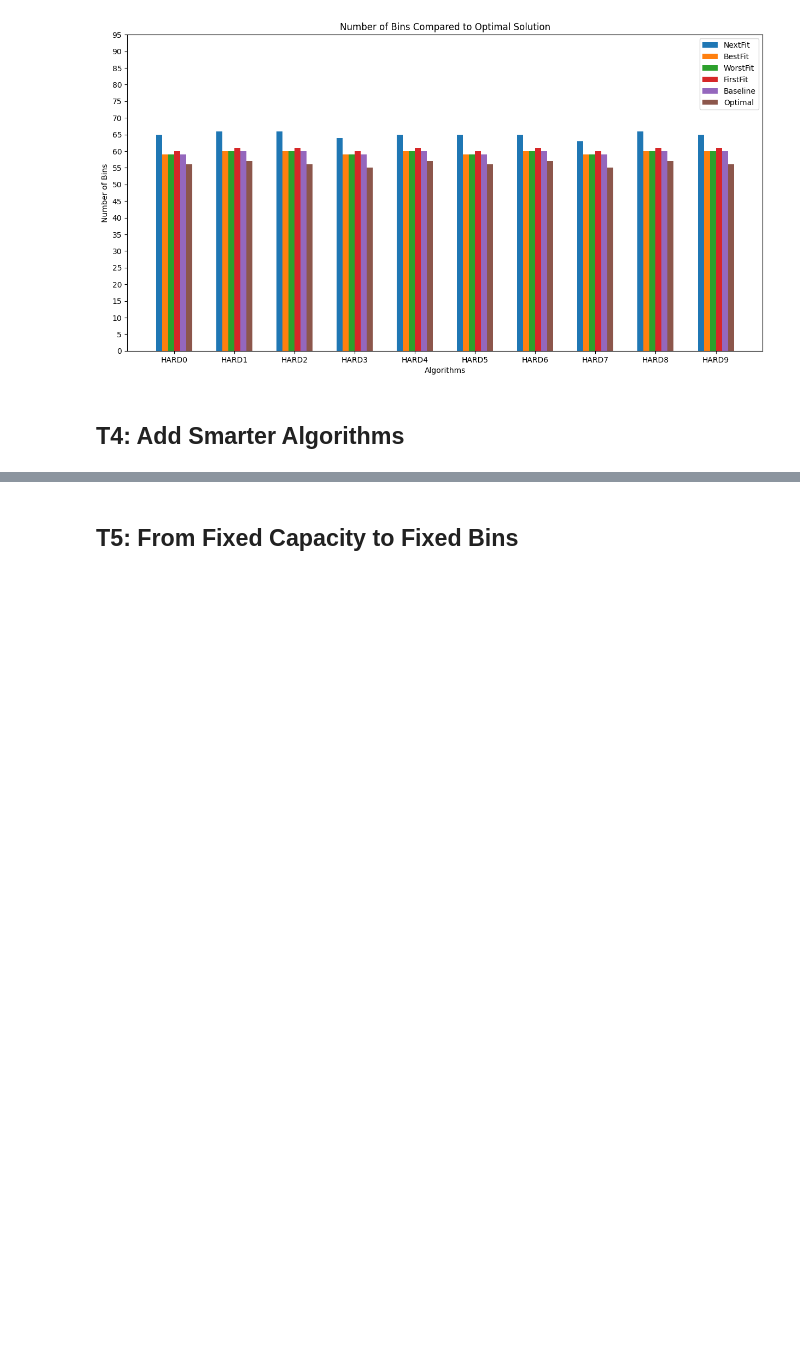
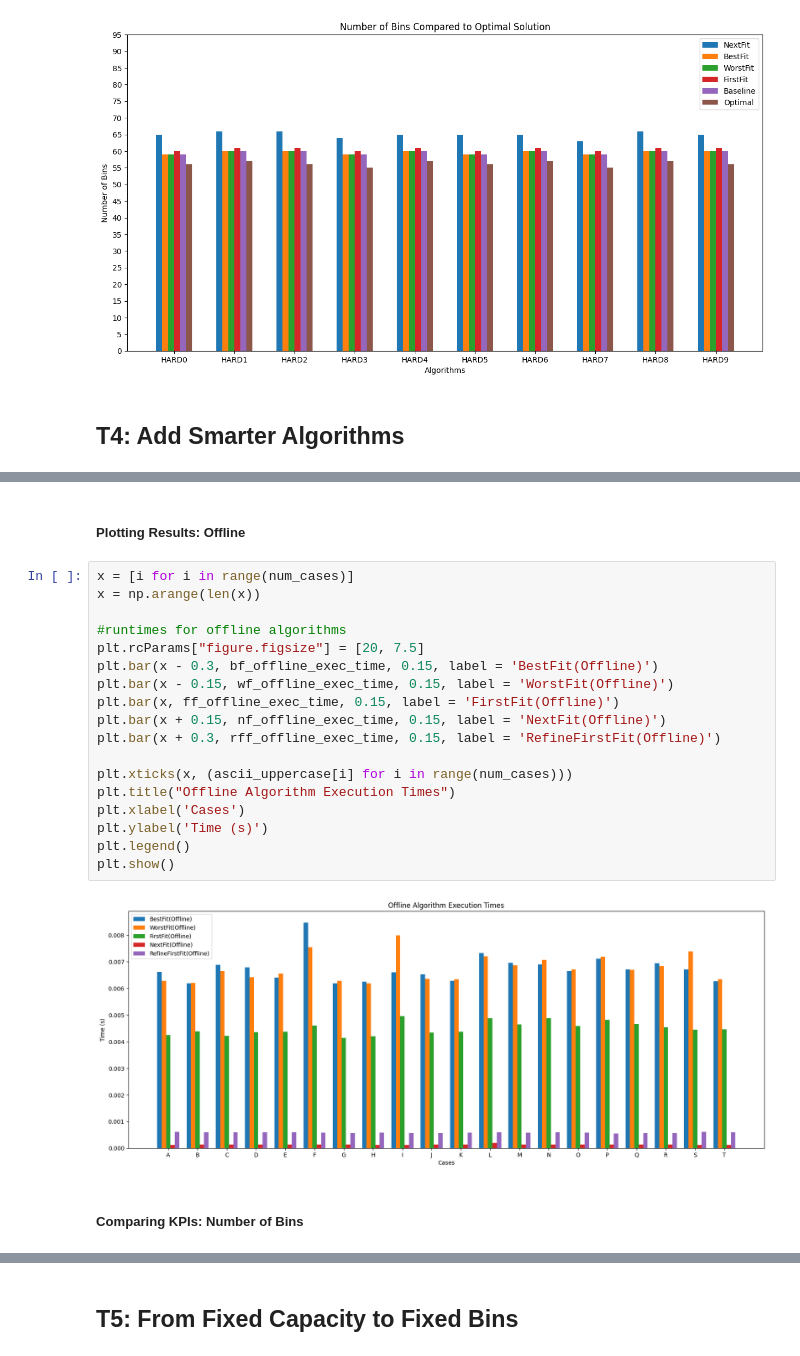
Before and after one commit to adampodolak/Bin-Packing-Lab, a Jupyter notebook: report.ipynb, the cells around one changed output, grey strips where cells are left out. Cells and saved outputs as stored; diff of their text form; blank space fills up the shorter version.

```diff
--- a/report.ipynb
+++ b/report.ipynb
@@ -367,0 +411,24 @@ plt.show()
+# %% [markdown]
+##### Plotting Results: Offline
+# %%
+x = [i for i in range(num_cases)]
+x = np.arange(len(x))
+
+#runtimes for offline algorithms
+plt.rcParams["figure.figsize"] = [20, 7.5]
+plt.bar(x - 0.3, bf_offline_exec_time, 0.15, label = 'BestFit(Offline)')
+plt.bar(x - 0.15, wf_offline_exec_time, 0.15, label = 'WorstFit(Offline)')
+plt.bar(x, ff_offline_exec_time, 0.15, label = 'FirstFit(Offline)')
+plt.bar(x + 0.15, nf_offline_exec_time, 0.15, label = 'NextFit(Offline)')
+plt.bar(x + 0.3, rff_offline_exec_time, 0.15, label = 'RefineFirstFit(Offline)')
+
+plt.xticks(x, (ascii_uppercase[i] for i in range(num_cases)))
+plt.title("Offline Algorithm Execution Times")
+plt.xlabel('Cases')
+plt.ylabel('Time (s)')
+plt.legend()
+plt.show()
+# %% [output]
+[figure, added]
+# %% [markdown]
+##### Comparing KPIs: Number of Bins
```
Also changed, not shown: parts of 12 cells of this notebook, 2 other files.
